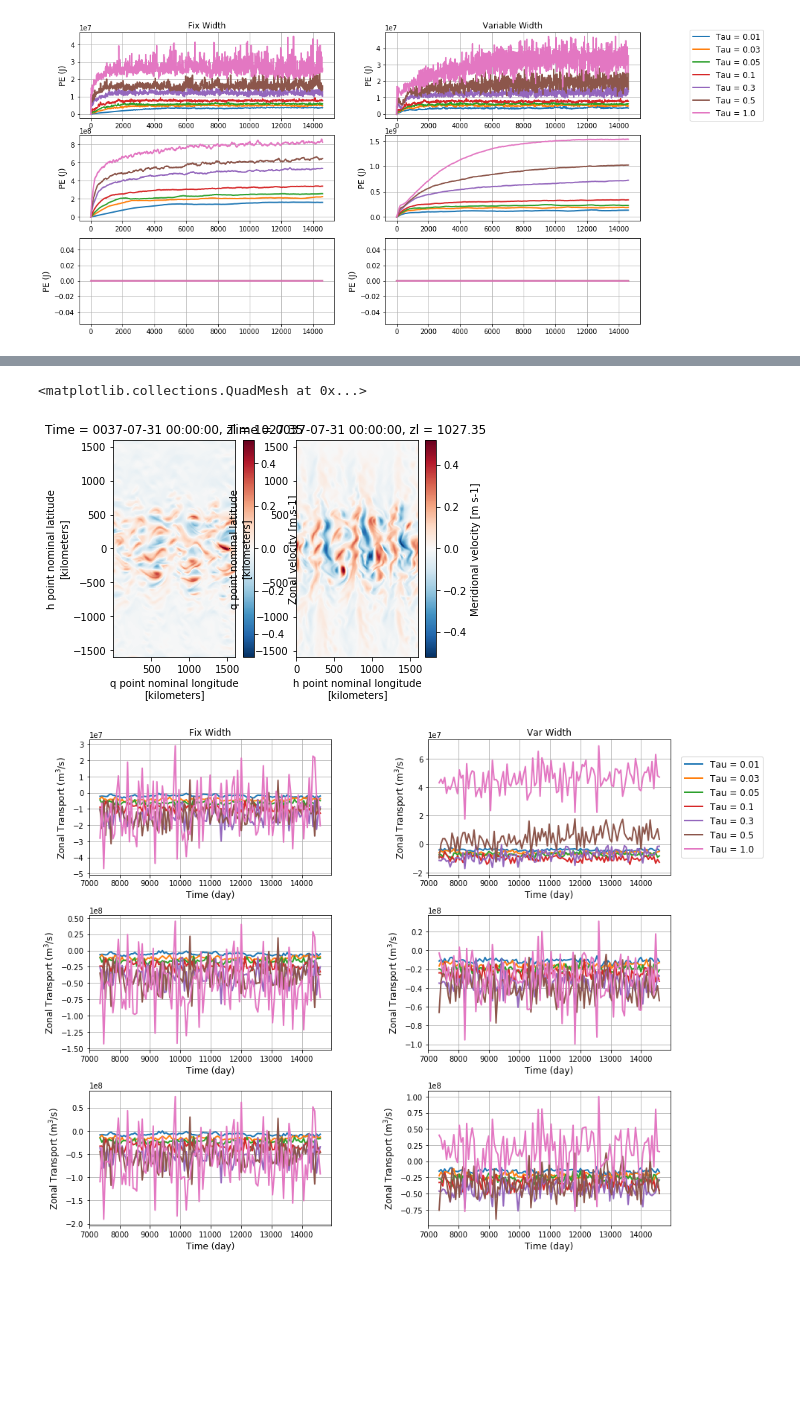
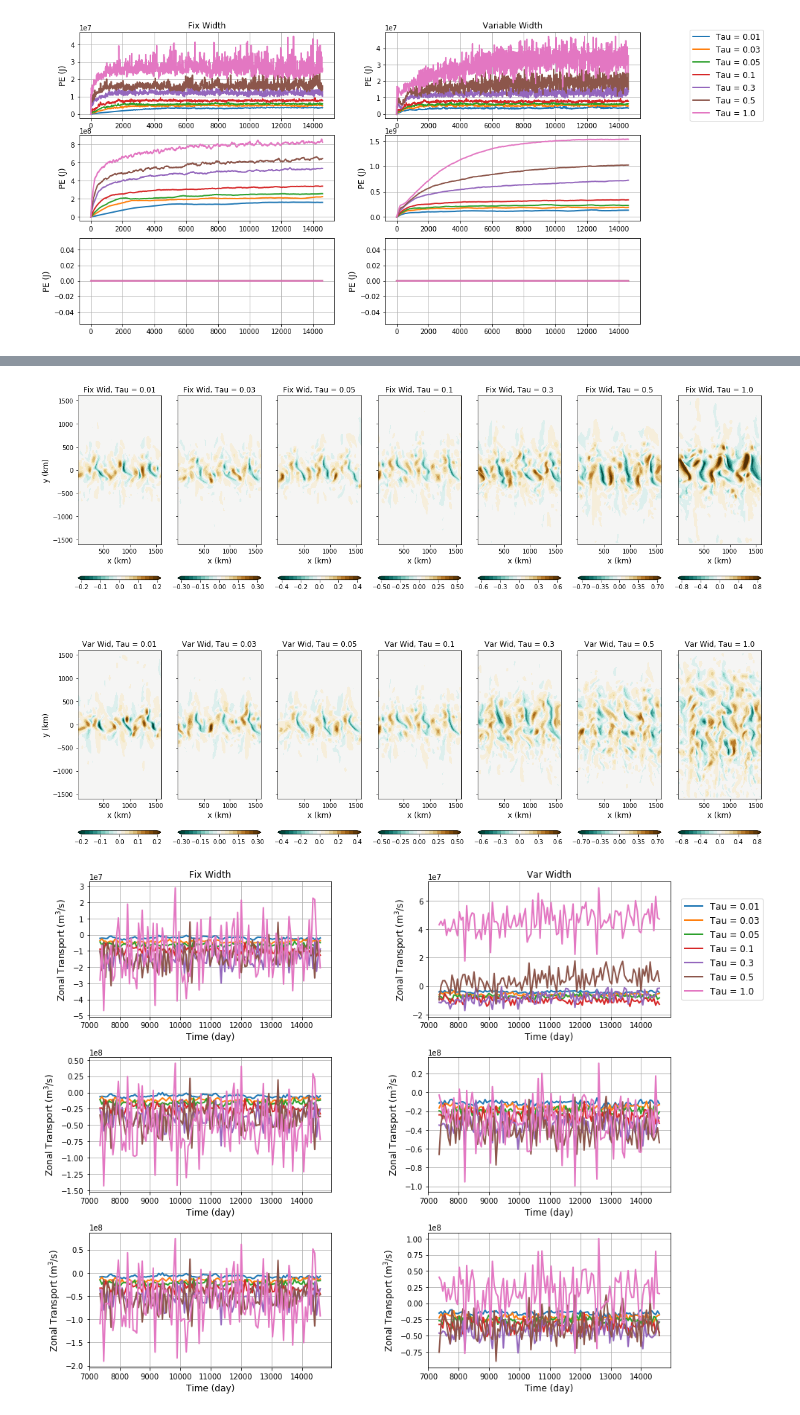
Before and after one commit to hmkhatri/Topography-Eddy-MOM6, a Jupyter notebook: Notebooks/2L_initial.ipynb, the cells around one changed output, grey strips where cells are left out. Saved outputs shown, nothing was run; the diff lists cells and outputs as text; code cells hidden in the pictures; blank space fills up the shorter version.

```diff
--- a/Notebooks/2L_initial.ipynb
+++ b/Notebooks/2L_initial.ipynb
@@ -232 +250,44 @@ for i in range(0, ds_FW1.tau.shape[0]):
+# %%
+# Plot meridional velocity (v) snapshots
+leg = ['0.01', '0.03', '0.05', '0.1', '0.3', '0.5', '1.0']
+
+idx = 120
+
+grid_plot = plt.GridSpec(2, 7, wspace=0.2, hspace=0.2)
+fig = plt.figure(figsize=[20,14])
+
+for i in range(0, ds_FW1.tau.shape[0]):
+
+    levels = np.linspace(-0.2 - i*0.1, 0.2 + i*0.1, num=20)
+    lev_ticks = np.linspace(-0.2 - i*0.1, 0.2 + i*0.1, num=5)
+
+    ax = fig.add_subplot(grid_plot[0,i])
+    img = ax.contourf(ds_FW1['xh'], ds_FW1['yq'], ds_FW1['v'].isel(Time=idx, zl=0, tau=i),
+                      levels=levels, cmap='BrBG_r', extend='both')
+    if(i==0):
+        ax.set_ylabel('y (km)',fontsize=12)
+    else:
+        ax.set_yticklabels([])
+    ax.set_xlabel('x (km)', fontsize=12)
+    ax.set_title('Fix Wid, Tau = ' + leg[i], fontsize=12)
+    #ax.colorbar()
+    cbar = fig.colorbar(img, ax=ax, orientation="horizontal")
+    cbar.set_ticks(lev_ticks)
+
+    ax = fig.add_subplot(grid_plot[1,i])
+    img = ax.contourf(ds_VW1['xh'], ds_VW1['yq'], ds_VW1['v'].isel(Time=idx, zl=0, tau=i),
+                      levels=levels, cmap='BrBG_r', extend='both')
+    if(i==0):
+        ax.set_ylabel('y (km)',fontsize=12)
+    else:
+        ax.set_yticklabels([])
+    ax.set_xlabel('x (km)', fontsize=12)
+    ax.set_title('Var Wid, Tau = ' + leg[i], fontsize=12)
+    cbar = fig.colorbar(img, ax=ax, orientation="horizontal")
+    cbar.set_ticks(lev_ticks)
+    #ax.colorbar()
+
+#fig.tight_layout()
+# %% [output]
+[figure, added]
 # %%
@@ -250,12 +312,9 @@ vmo_VW = (ds_VW1['vh'].mean('yq').sum('xh')).compute()
 #(ds_FW1['u']*grid.interp(ds_FW1['h'], 'X', boundary='fill')).isel(Time = 100, zl=0, tau=3).plot()
 #(ds_FW1['u'].isel(xq=100)*0.5*(ds_FW1['h'].isel(xh=100) + ds_FW1['h'].isel(xh=101))).isel(Time = 50, zl=0, tau=6).plot()
 
-plt.subplot(1,2,1)
-(ds_VW1['u']).isel(Time = 100, zl=0, tau=4).plot()
+#plt.subplot(1,2,1)
+#(ds_VW1['uh']).isel(Time = 100, zl=0, tau=4).plot()
 
-plt.subplot(1,2,2)
-(ds_VW1['v']).isel(Time = 100, zl=0, tau=4).plot()
+#plt.subplot(1,2,2)
+#(ds_VW1['vh']).isel(Time = 100, zl=0, tau=4).plot()
-# %% [output]
-<matplotlib.collections.QuadMesh at 0x...>
-[figure, removed]
 # %%
```
Also changed, not shown: parts of 14 cells of this notebook.
